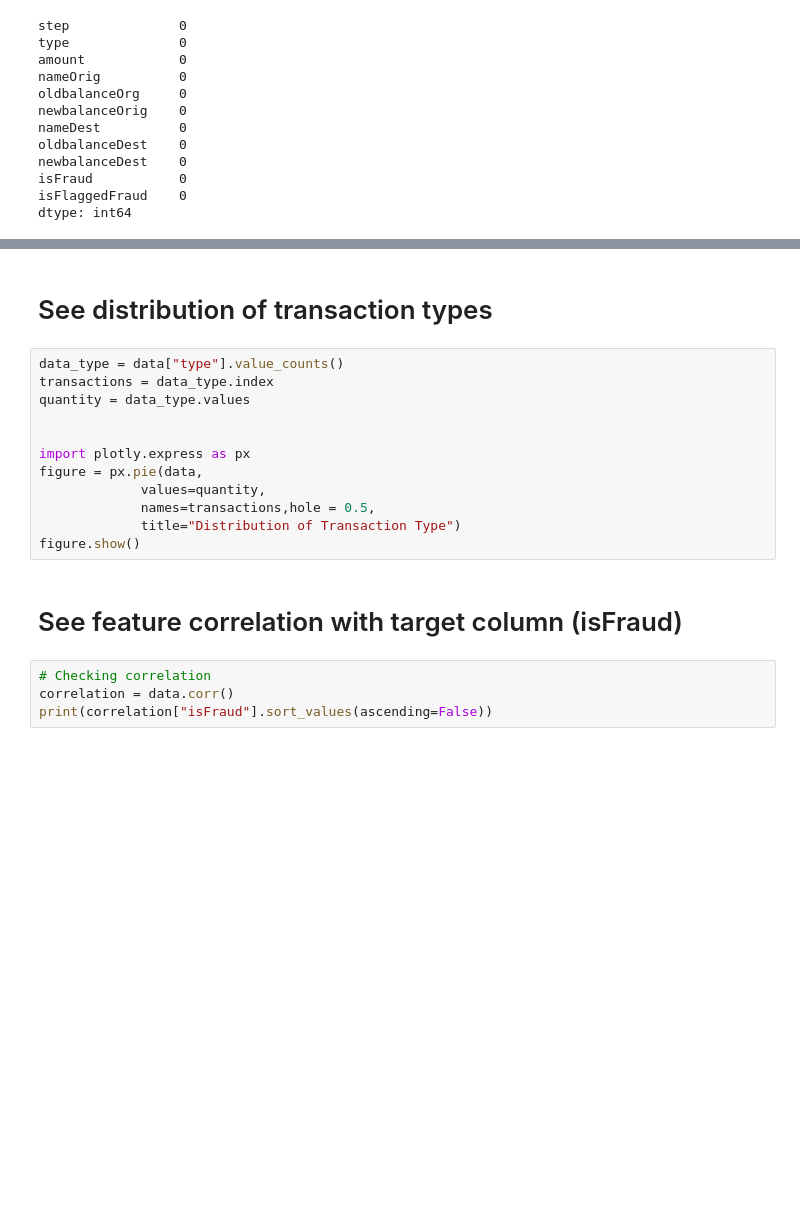
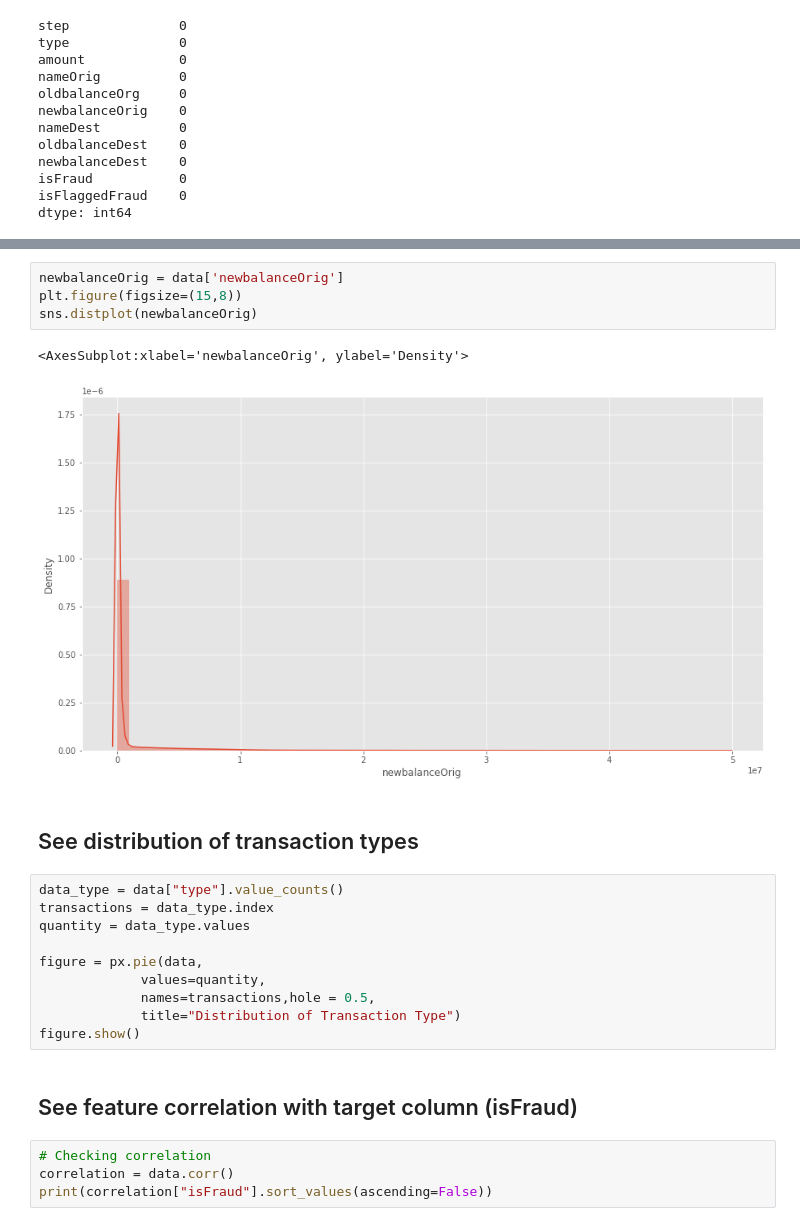
Before and after one commit to yazanattar99/creditCardFraudDetection, a Jupyter notebook: src/main.ipynb, the cells around one changed output, grey strips where cells are left out. Saved outputs shown, nothing was run; the diff lists cells and outputs as text; blank space fills up the shorter version.

```diff
--- a/src/main.ipynb
+++ b/src/main.ipynb
@@ -42,19 +103,24 @@ dtype: int64
+# %%
+newbalanceOrig = data['newbalanceOrig']
+plt.figure(figsize=(15,8))
+sns.distplot(newbalanceOrig)
+# %% [output]
+<AxesSubplot:xlabel='newbalanceOrig', ylabel='Density'>
+[figure, added]
 # %% [markdown]
-# See distribution of transaction types
+## See distribution of transaction types
 # %%
 data_type = data["type"].value_counts()
 transactions = data_type.index
 quantity = data_type.values
 
-
-import plotly.express as px
 figure = px.pie(data,
              values=quantity,
              names=transactions,hole = 0.5,
              title="Distribution of Transaction Type")
 figure.show()
 # %% [markdown]
-# See feature correlation with target column (isFraud)
+## See feature correlation with target column (isFraud)
 # %%
 # Checking correlation
 correlation = data.corr()
```
Also changed, not shown: parts of 11 cells of this notebook.
